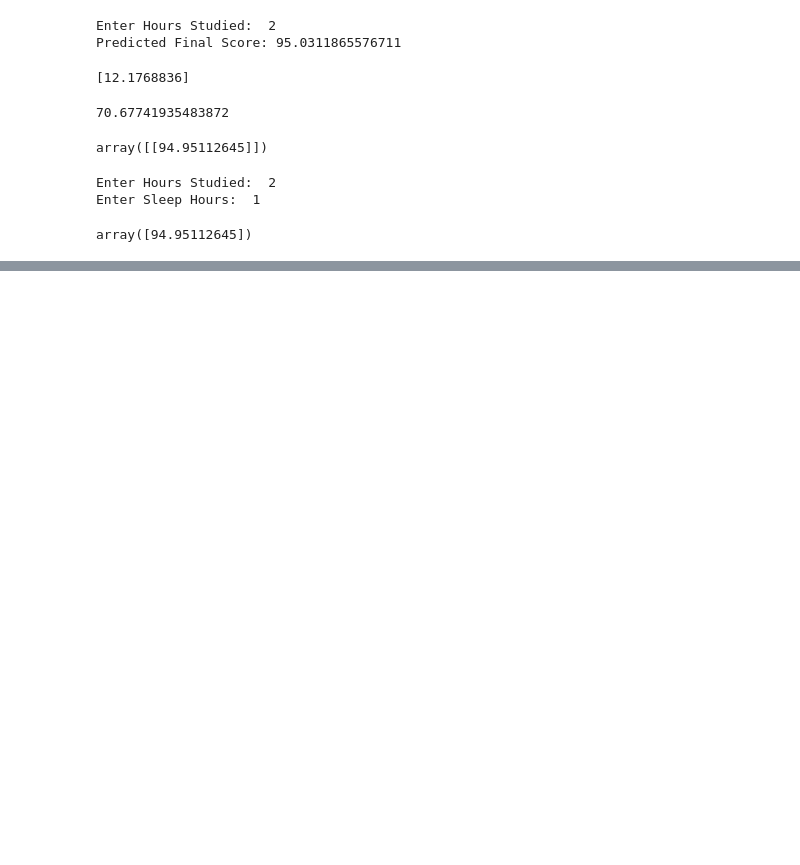
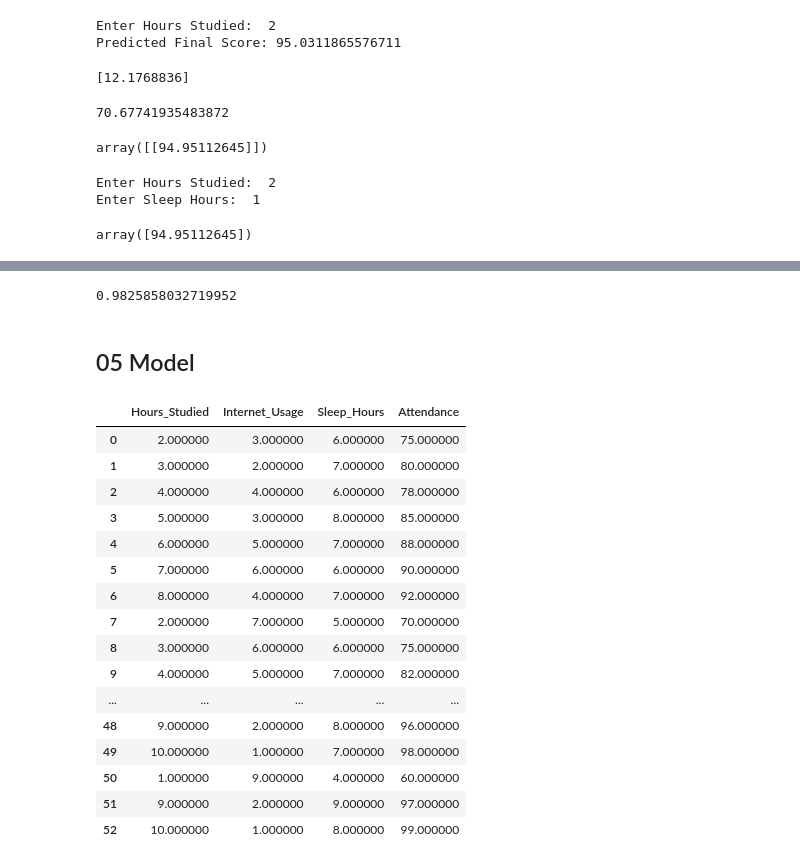
Before and after one commit to israrasad100-ai/Ai, a Jupyter notebook: DATA EDA.ipynb, the cells around one changed output, grey strips where cells are left out. Saved outputs shown, nothing was run; the diff lists cells and outputs as text; code cells hidden in the pictures; blank space fills up the shorter version.

```diff
--- a/DATA EDA.ipynb
+++ b/DATA EDA.ipynb
@@ -553,0 +771,28 @@ array([94.95112645])
+# %%
+r2
+# %% [output]
+0.9825858032719952
+# %% [markdown]
+## 05 Model
+# %%
+X = Data[['Hours_Studied','Internet_Usage','Sleep_Hours','Attendance']]
+# %%
+X
+# %% [output]
+|  | Hours_Studied | Internet_Usage | Sleep_Hours | Attendance |
+| 0 | 2.000000 | 3.000000 | 6.000000 | 75.000000 |
+| 1 | 3.000000 | 2.000000 | 7.000000 | 80.000000 |
+| 2 | 4.000000 | 4.000000 | 6.000000 | 78.000000 |
+| 3 | 5.000000 | 3.000000 | 8.000000 | 85.000000 |
+| 4 | 6.000000 | 5.000000 | 7.000000 | 88.000000 |
+| 5 | 7.000000 | 6.000000 | 6.000000 | 90.000000 |
+| 6 | 8.000000 | 4.000000 | 7.000000 | 92.000000 |
+| 7 | 2.000000 | 7.000000 | 5.000000 | 70.000000 |
+| 8 | 3.000000 | 6.000000 | 6.000000 | 75.000000 |
+| 9 | 4.000000 | 5.000000 | 7.000000 | 82.000000 |
+| ... | ... | ... | ... | ... |
+| 48 | 9.000000 | 2.000000 | 8.000000 | 96.000000 |
+| 49 | 10.000000 | 1.000000 | 7.000000 | 98.000000 |
+| 50 | 1.000000 | 9.000000 | 4.000000 | 60.000000 |
+| 51 | 9.000000 | 2.000000 | 9.000000 | 97.000000 |
+| 52 | 10.000000 | 1.000000 | 8.000000 | 99.000000 |
```
Also changed, not shown: parts of 53 cells of this notebook.
